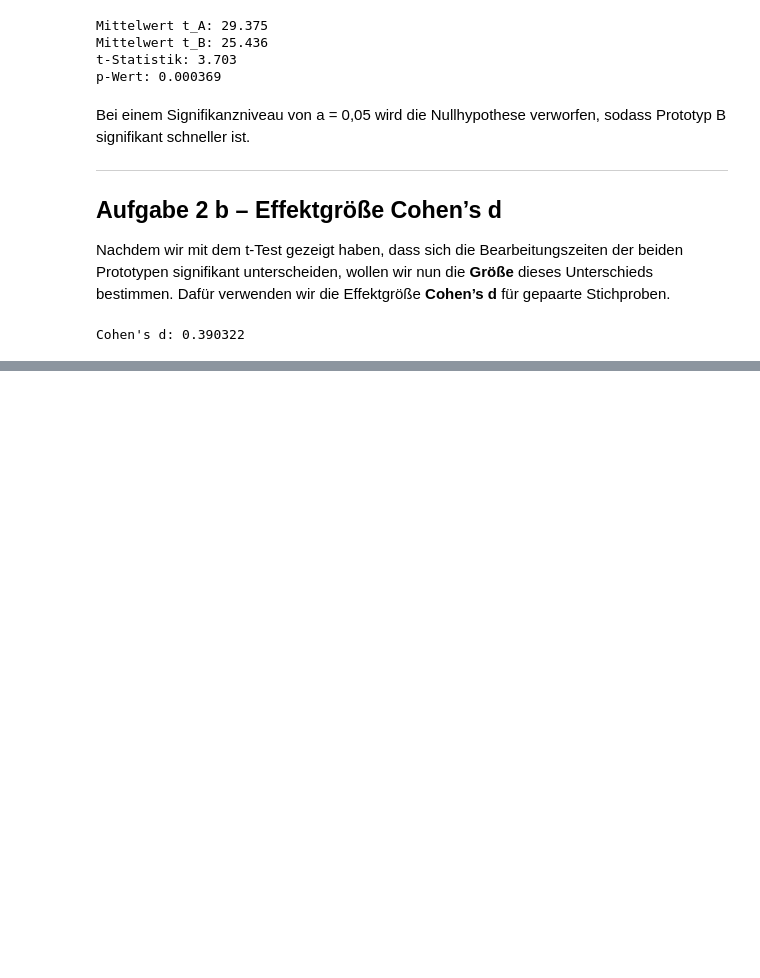
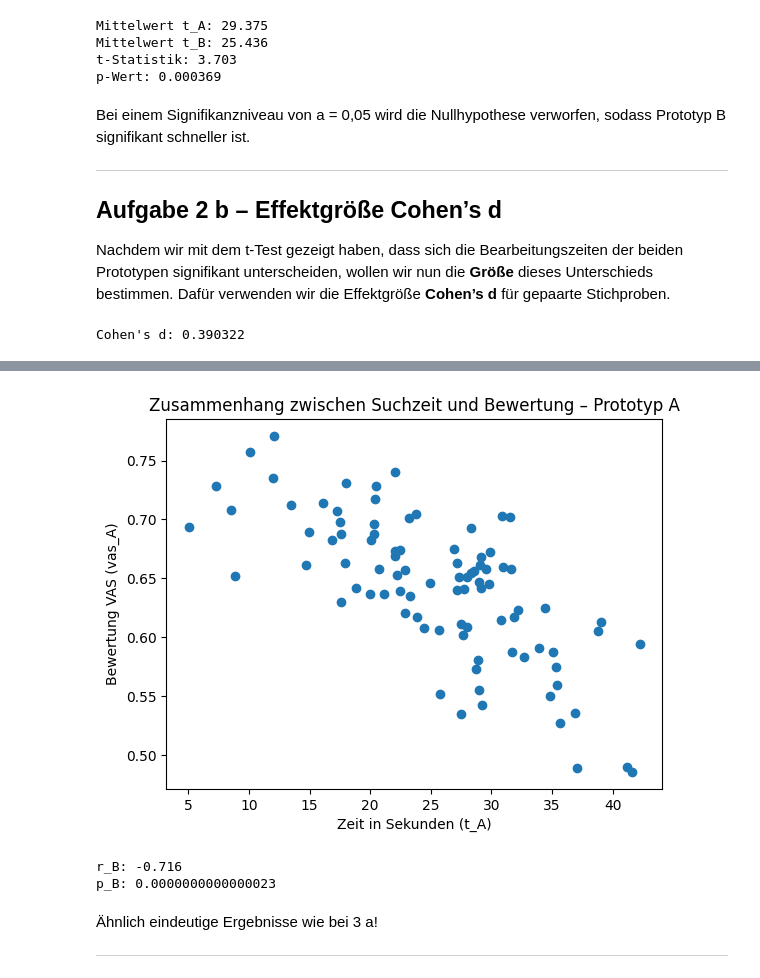
Before and after one commit to Klausandro/StatistikTask, a Jupyter notebook: main.ipynb, the cells around one changed output, grey strips where cells are left out. Saved outputs shown, nothing was run; the diff lists cells and outputs as text; code cells hidden in the pictures; blank space fills up the shorter version.

```diff
--- a/main.ipynb
+++ b/main.ipynb
@@ -179,0 +221,22 @@ Aus der Tabelle aus der Angabe lässt sich ein kleiner Effekt ablesen.
+# %%
+import matplotlib.pyplot as plt
+
+plt.scatter(df["t_B"], df["vas_B"])
+plt.xlabel("Zeit in Sekunden (t_A)")
+plt.ylabel("Bewertung VAS (vas_A)")
+plt.title("Zusammenhang zwischen Suchzeit und Bewertung – Prototyp A")
+plt.show()
+
+from scipy.stats import pearsonr
+
+r_B, p_B = pearsonr(df["t_B"], df["vas_B"])
+print("r_B:", round(r_B, 3))
+print("p_B:", f"{p_B:.16f}")
+# %% [output]
+[figure, added]
+r_B: -0.716
+p_B: 0.0000000000000023
+# %% [markdown]
+Ähnlich eindeutige Ergebnisse wie bei 3 a!
+
+---
```
Also changed, not shown: parts of 3 cells of this notebook, 1 other file.
